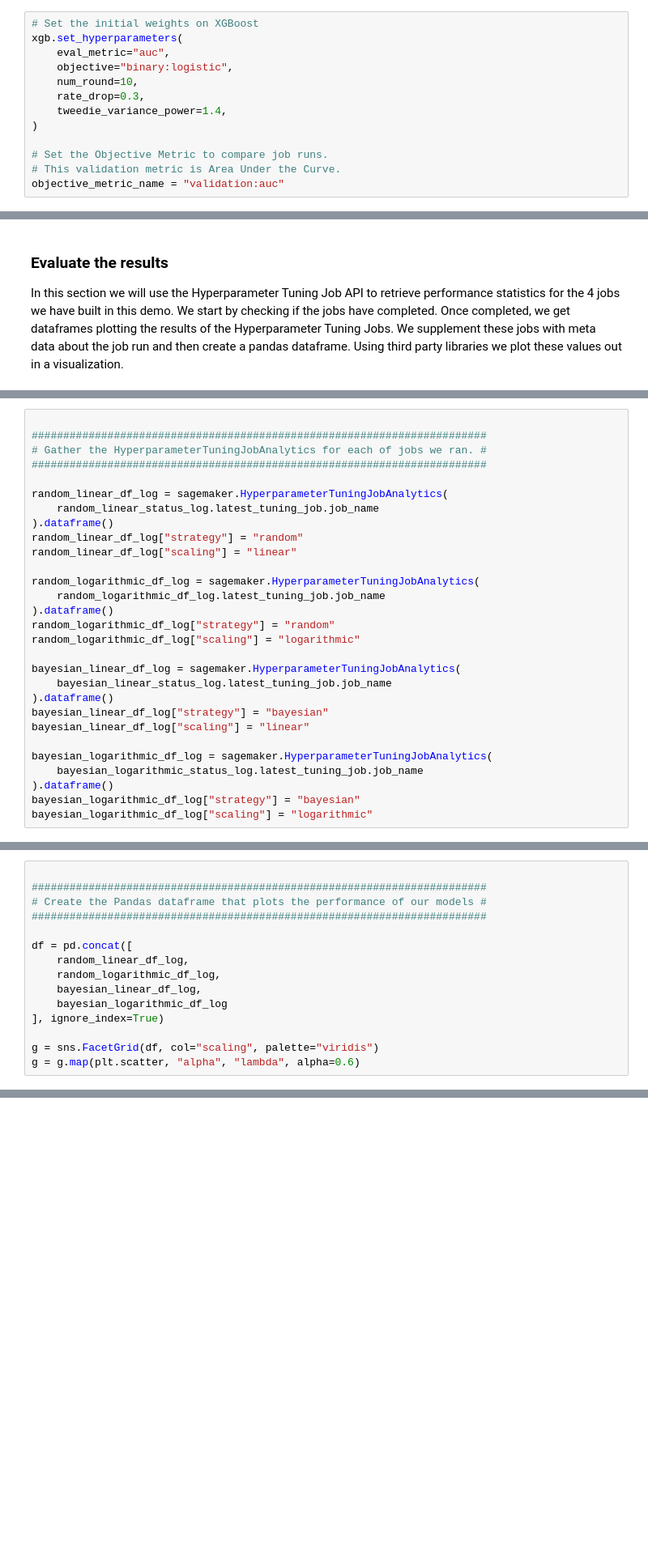
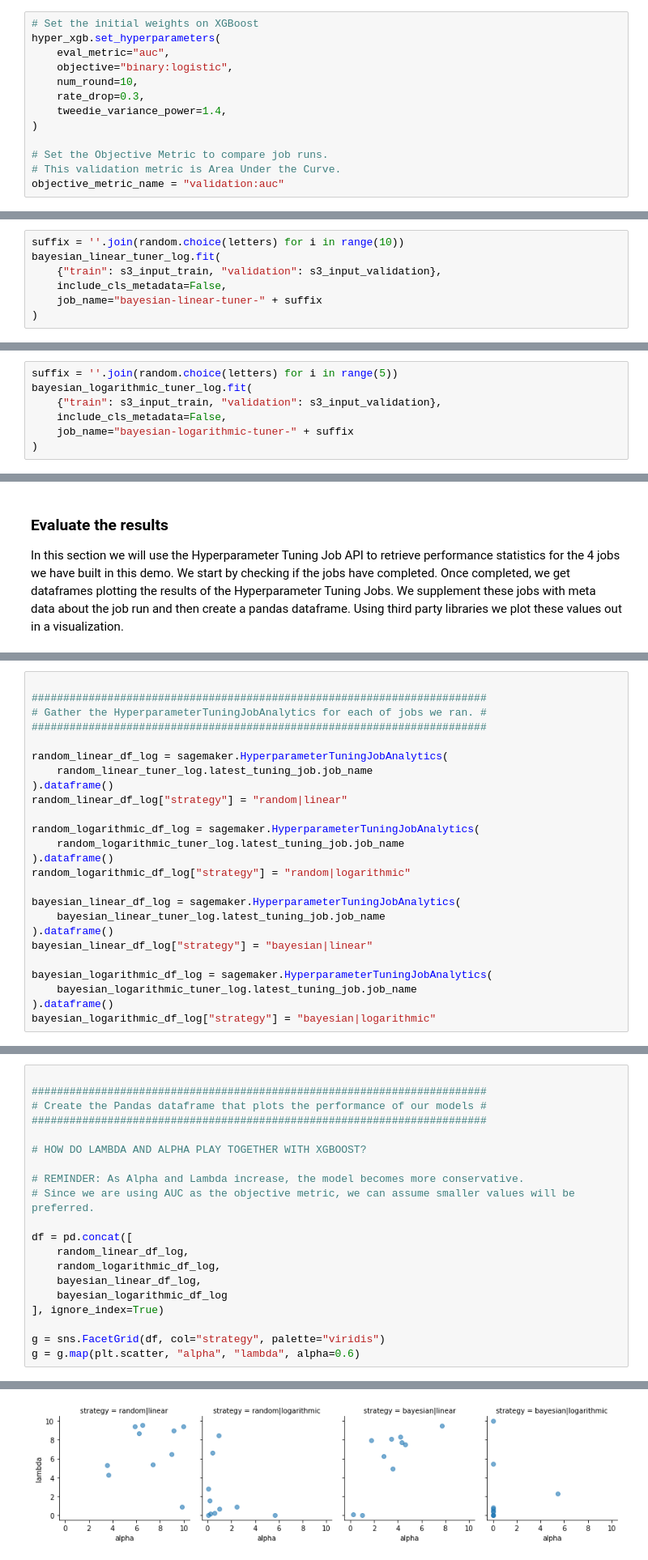
Before and after one commit to frgud/sagemaker-samples, a Jupyter notebook: SimpleSageMakerModelTrainingXGBoost.ipynb, the cells around one changed output, grey strips where cells are left out. Shown at 81% size. Saved outputs shown, nothing was run; the diff lists cells and outputs as text; blank space fills up the shorter version.

```diff
--- a/SimpleSageMakerModelTrainingXGBoost.ipynb
+++ b/SimpleSageMakerModelTrainingXGBoost.ipynb
@@ -164,7 +507,7 @@ The objective metric is a metric used by Amazon SageMaker to compare the perform
 Every algorithm will have different hyperparameters.  It is important to understand what these hyperparameters are and they work at a high level before running an HTJ.  [XGBoost Hyperparameters & Objective Metrics](https://docs.aws.amazon.com/sagemaker/latest/dg/xgboost-tuning.html) are listed in the AWS Documentation for Amazon SageMaker.
 # %%
 # Set the initial weights on XGBoost
-xgb.set_hyperparameters(
+hyper_xgb.set_hyperparameters(
     eval_metric="auc",
     objective="binary:logistic",
     num_round=10,
@@ -271,0 +618,7 @@ bayesian_logarithmic_tuner_log(
+# %%
+suffix = ''.join(random.choice(letters) for i in range(10))
+bayesian_linear_tuner_log.fit(
+    {"train": s3_input_train, "validation": s3_input_validation},
+    include_cls_metadata=False,
+    job_name="bayesian-linear-tuner-" + suffix
+)
@@ -271,0 +627,7 @@ bayesian_logarithmic_tuner_log(
+# %%
+suffix = ''.join(random.choice(letters) for i in range(5))
+bayesian_logarithmic_tuner_log.fit(
+    {"train": s3_input_train, "validation": s3_input_validation},
+    include_cls_metadata=False,
+    job_name="bayesian-logarithmic-tuner-" + suffix
+)
@@ -308,25 +666,21 @@ NameError: name 'boto3' is not defined
 ########################################################################
 
 random_linear_df_log = sagemaker.HyperparameterTuningJobAnalytics(
-    random_linear_status_log.latest_tuning_job.job_name
+    random_linear_tuner_log.latest_tuning_job.job_name
 ).dataframe()
-random_linear_df_log["strategy"] = "random"
-random_linear_df_log["scaling"] = "linear"
+random_linear_df_log["strategy"] = "random|linear"
 
 random_logarithmic_df_log = sagemaker.HyperparameterTuningJobAnalytics(
-    random_logarithmic_df_log.latest_tuning_job.job_name
+    random_logarithmic_tuner_log.latest_tuning_job.job_name
 ).dataframe()
-random_logarithmic_df_log["strategy"] = "random"
-random_logarithmic_df_log["scaling"] = "logarithmic"
+random_logarithmic_df_log["strategy"] = "random|logarithmic"
 
 bayesian_linear_df_log = sagemaker.HyperparameterTuningJobAnalytics(
-    bayesian_linear_status_log.latest_tuning_job.job_name
+    bayesian_linear_tuner_log.latest_tuning_job.job_name
 ).dataframe()
-bayesian_linear_df_log["strategy"] = "bayesian"
-bayesian_linear_df_log["scaling"] = "linear"
+bayesian_linear_df_log["strategy"] = "bayesian|linear"
 
 bayesian_logarithmic_df_log = sagemaker.HyperparameterTuningJobAnalytics(
-    bayesian_logarithmic_status_log.latest_tuning_job.job_name
+    bayesian_logarithmic_tuner_log.latest_tuning_job.job_name
 ).dataframe()
-bayesian_logarithmic_df_log["strategy"] = "bayesian"
-bayesian_logarithmic_df_log["scaling"] = "logarithmic"
+bayesian_logarithmic_df_log["strategy"] = "bayesian|logarithmic"
@@ -337,6 +689,11 @@ NameError: name 'sagemaker' is not defined
 ########################################################################
 # Create the Pandas dataframe that plots the performance of our models #
 ########################################################################
+
+# HOW DO LAMBDA AND ALPHA PLAY TOGETHER WITH XGBOOST?
+
+# REMINDER: As Alpha and Lambda increase, the model becomes more conservative.
+# Since we are using AUC as the objective metric, we can assume smaller values will be preferred.
 
 df = pd.concat([
     random_linear_df_log,
@@ -345,6 +702,6 @@ df = pd.concat([
     bayesian_logarithmic_df_log
 ], ignore_index=True)
 
-g = sns.FacetGrid(df, col="scaling", palette="viridis")
+g = sns.FacetGrid(df, col="strategy", palette="viridis")
 g = g.map(plt.scatter, "alpha", "lambda", alpha=0.6)
 # %% [output]
@@ -352,3 +708,4 @@ NameError: name 'random_linear_df_log' is not defined
+[figure, added]
 # %% [markdown]
 This concludes our segment on Hyperparameter Tuning.  The next task is to select the model we want to work with and deploy that model.
 # %% [markdown]
```
Also changed, not shown: parts of 41 cells of this notebook.
